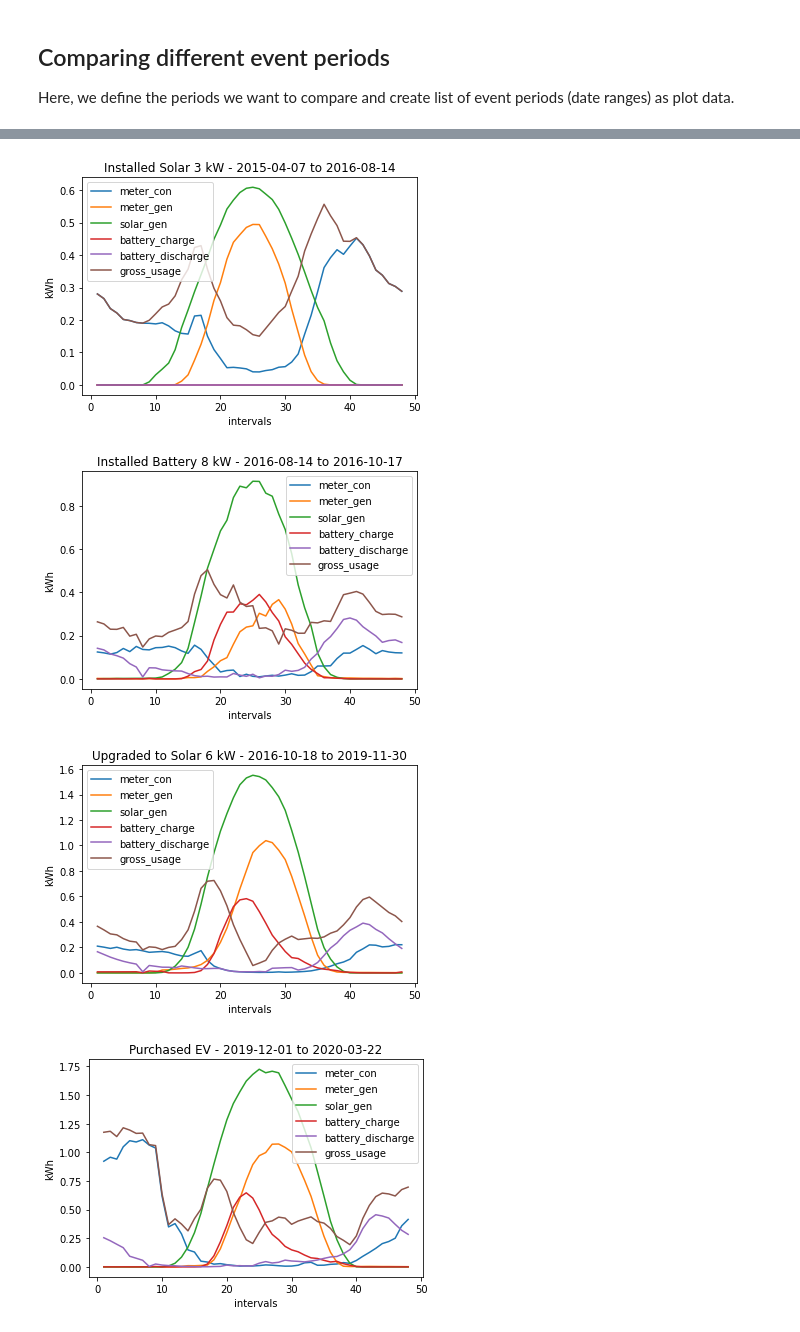
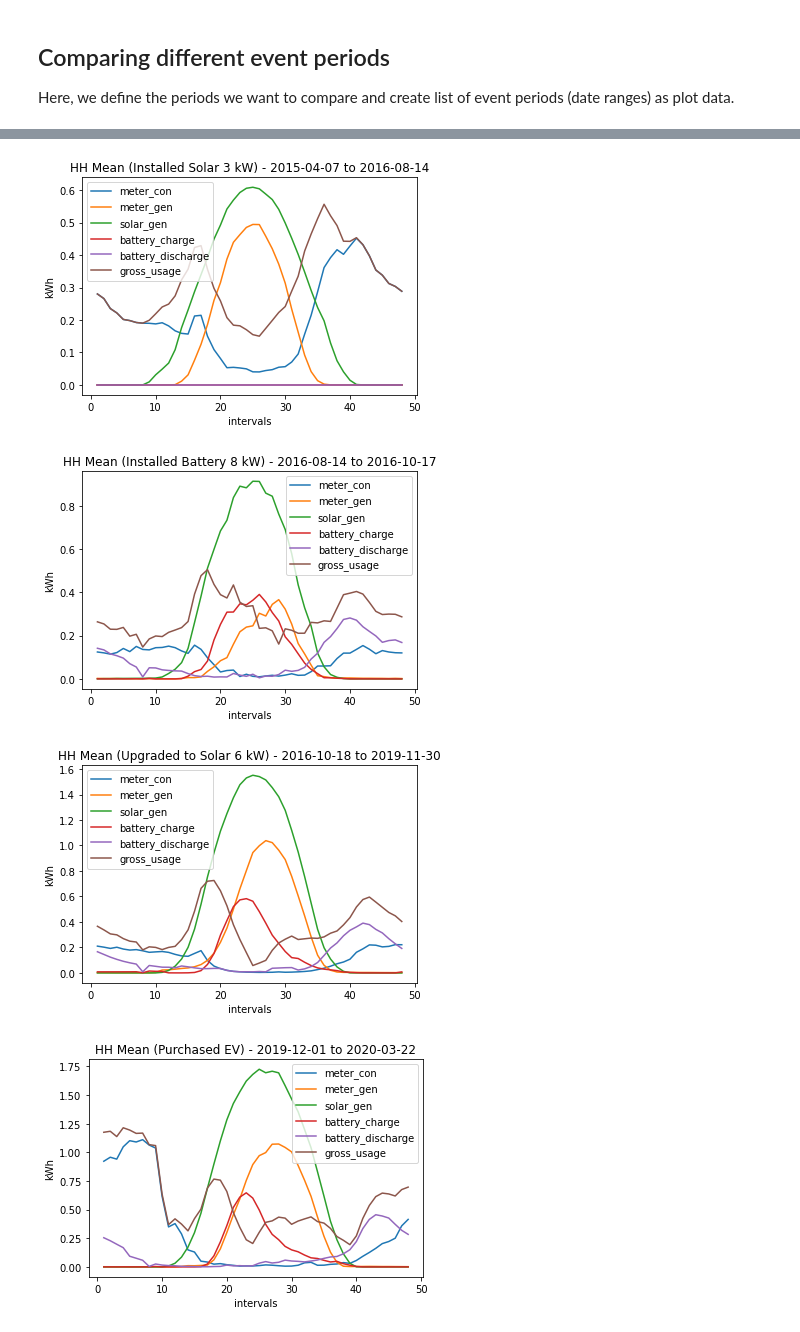
Before and after one commit to tommyli/home-energy, a Jupyter notebook: notebooks/dailies.ipynb, the cells around one changed output, grey strips where cells are left out. Saved outputs shown, nothing was run; the diff lists cells and outputs as text; code cells hidden in the pictures.

```diff
--- a/notebooks/dailies.ipynb
+++ b/notebooks/dailies.ipynb
@@ -15,7 +15,9 @@ from more_itertools import flatten
 from google.cloud import storage
 from workalendar.oceania.australia import Victoria as VicHolidayCalendar
 from datetime import datetime
+import logging
 
+logger = logging.getLogger()
 GCP_STORAGE_BUCKET_ID = os.environ.get(
     'GCP_STORAGE_BUCKET_ID', 'GCP_STORAGE_BUCKET_ID not set.')
 NMI = os.environ.get(
@@ -186,0 +188,25 @@ TODO
+# %%
+seasons = [
+    {'name': 'Summer', 'months': [12, 1, 2]},
+    {'name': 'Autumn', 'months': [3, 4, 5]},
+    {'name': 'Winter', 'months': [6, 7, 8]},
+    {'name': 'Spring', 'months': [9, 10, 11]},
+]
+
+seasons_data = [{'dfm': df_energy.loc[df_energy.index.month.isin(season.get('months'))], **season} for season in seasons]
+
+title = 'Gross Usage HH Mean - Seasons'
+x = np.linspace(1, 48, num=48)
+fig, axes = plt.subplots()
+
+for season_data in seasons_data:
+    dfm = season_data.get('dfm')
+    df_hh_mean = dfm.groupby(['interval']).agg(
+        gross_usage_kwh=pd.NamedAgg(column='gross_usage_kwh', aggfunc='mean'),
+    )
+    axes.plot(x, df_hh_mean['gross_usage_kwh'], label=season_data.get('name'))
+
+axes.set_xlabel('intervals')
+axes.set_ylabel('kWh')
+axes.set_title(title)
+axes.legend()
@@ -218,8 +247,12 @@ for p in periods:
     periods_data.append(period_data)
 # %%
 for period_data in periods_data:
-    title = f"{period_data.get('name')} - {period_data.get('actual_start')} to {period_data.get('actual_end')}"
     df_hh_mean = period_data['df_hh_mean']
+    if len(df_hh_mean.index) == 0:
+        logger.warning("Skipping period '%s' because there's no data.", period_data.get('name'))
+        continue
+
+    title = f"HH Mean ({period_data.get('name')}) - {period_data.get('actual_start')} to {period_data.get('actual_end')}"
     x = np.linspace(1, 48, num=48)
     fig, axes = plt.subplots()
     axes.plot(x, df_hh_mean['meter_consumptions_kwh'], label='meter_con')
@@ -237,4 +270,4 @@ for period_data in periods_data:
-[figure, old version]
+[figure, new version]
-[figure, old version]
+[figure, new version]
-[figure, old version]
+[figure, new version]
-[figure, old version]
+[figure, new version]
```
Also changed, not shown: parts of 6 cells of this notebook.
